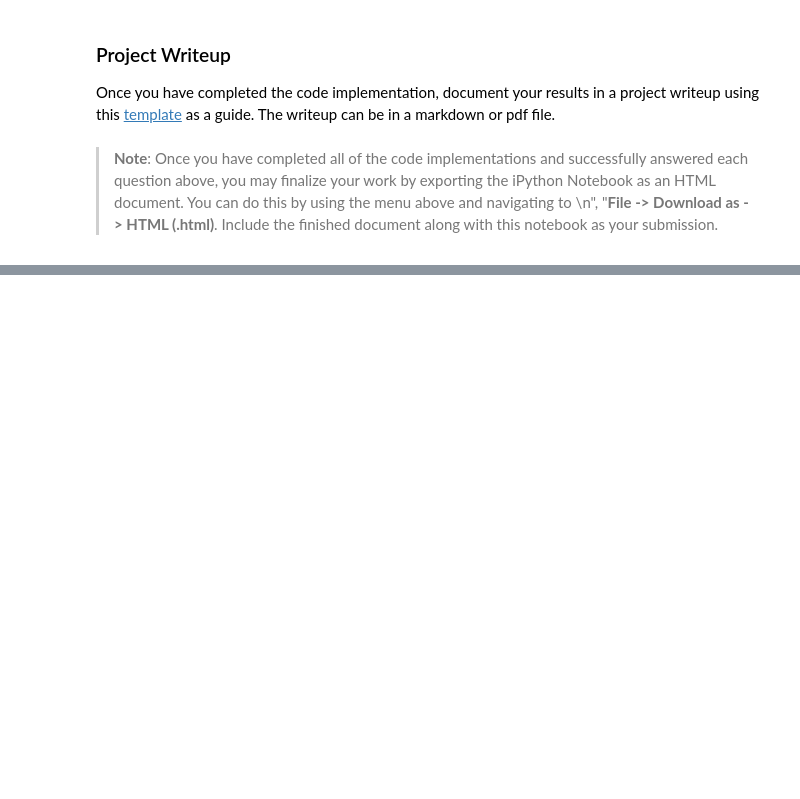
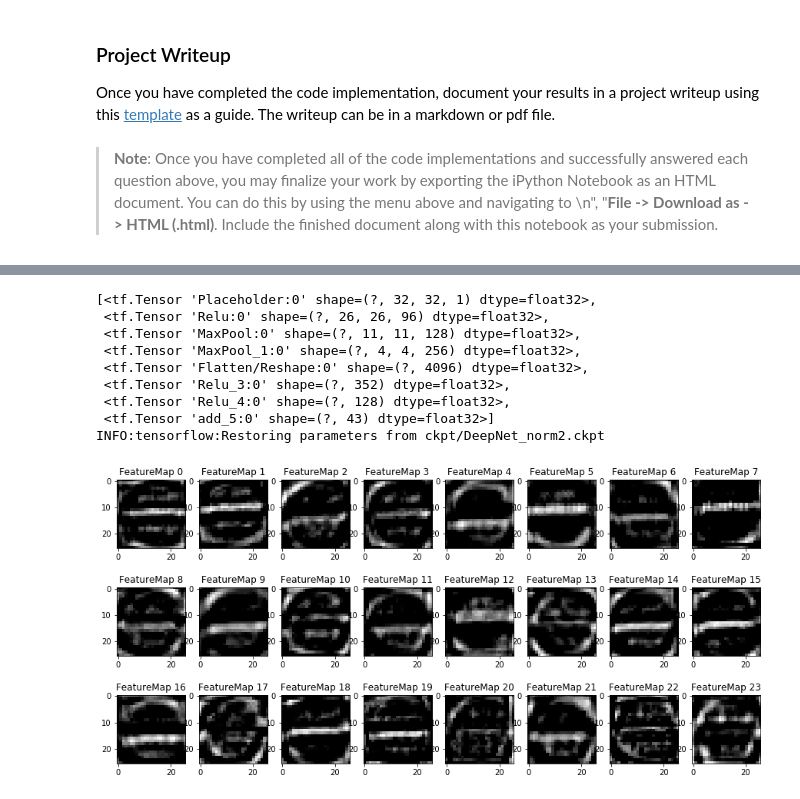
Before and after one commit to kbobrowski/CarND-Traffic-Sign-Classifier-Project, a Jupyter notebook: Traffic_Sign_Classifier.ipynb, the cells around one changed output, grey strips where cells are left out. Cells and saved outputs as stored; diff of their text form; code cells hidden in the pictures; blank space fills up the shorter version.

```diff
--- a/Traffic_Sign_Classifier.ipynb
+++ b/Traffic_Sign_Classifier.ipynb
@@ -702,31 +715,42 @@ _, variables, layers = net['logits_function'](x, keep_prob=1.0)
 saver = tf.train.Saver(variables)
 
 def outputFeatureMap(image_input, tf_activation, activation_min=-1, activation_max=-1 ,plt_num=1, max_plots=48):
     # Here make sure to preprocess your image_input in a way your network expects
     # with size, normalization, ect if needed
     # image_input =
     # Note: x should be the same name as your network's tensorflow data placeholder variable
     # If you get an error tf_activation is not defined it may be having trouble accessing the variable from inside a function
     with tf.Session() as sess:
-        saver.restore(sess, 'ckp/{}.ckpt'.format(name))
+        saver.restore(sess, 'ckpt/{}.ckpt'.format(name))
         activation = tf_activation.eval(session=sess,feed_dict={x : image_input})
     featuremaps = activation.shape[3]
     plt.figure(plt_num, figsize=(15,15))
     for featuremap in range(min(featuremaps, max_plots, 48)):
         plt.subplot(6,8, featuremap+1) # sets the number of feature maps to show on each row and column
         plt.title('FeatureMap ' + str(featuremap)) # displays the feature map number
         if activation_min != -1 & activation_max != -1:
             plt.imshow(activation[0,:,:, featuremap], interpolation="nearest", vmin =activation_min, vmax=activation_max, cmap="gray")
         elif activation_max != -1:
             plt.imshow(activation[0,:,:, featuremap], interpolation="nearest", vmax=activation_max, cmap="gray")
         elif activation_min !=-1:
             plt.imshow(activation[0,:,:, featuremap], interpolation="nearest", vmin=activation_min, cmap="gray")
         else:
             plt.imshow(activation[0,:,:, featuremap], interpolation="nearest", cmap="gray")
 
 from pprint import pprint
 pprint(layers)
 layer_name = 'Relu:0' # MaxPool:0 MaxPool_1:0
 tf_activation = [v for v in layers if v.name == 'Relu:0'][0]
 #tf_activation = [v for v in layers if v.name == 'MaxPool_1:0'][0]
 outputFeatureMap(X_normalized[7][np.newaxis,:,:,:], tf_activation, max_plots=24)
+# %% [output]
+[<tf.Tensor 'Placeholder:0' shape=(?, 32, 32, 1) dtype=float32>,
+ <tf.Tensor 'Relu:0' shape=(?, 26, 26, 96) dtype=float32>,
+ <tf.Tensor 'MaxPool:0' shape=(?, 11, 11, 128) dtype=float32>,
+ <tf.Tensor 'MaxPool_1:0' shape=(?, 4, 4, 256) dtype=float32>,
+ <tf.Tensor 'Flatten/Reshape:0' shape=(?, 4096) dtype=float32>,
+ <tf.Tensor 'Relu_3:0' shape=(?, 352) dtype=float32>,
+ <tf.Tensor 'Relu_4:0' shape=(?, 128) dtype=float32>,
+ <tf.Tensor 'add_5:0' shape=(?, 43) dtype=float32>]
+INFO:tensorflow:Restoring parameters from ckpt/DeepNet_norm2.ckpt
+[figure, added]
```
Also changed, not shown: parts of 3 cells of this notebook.
